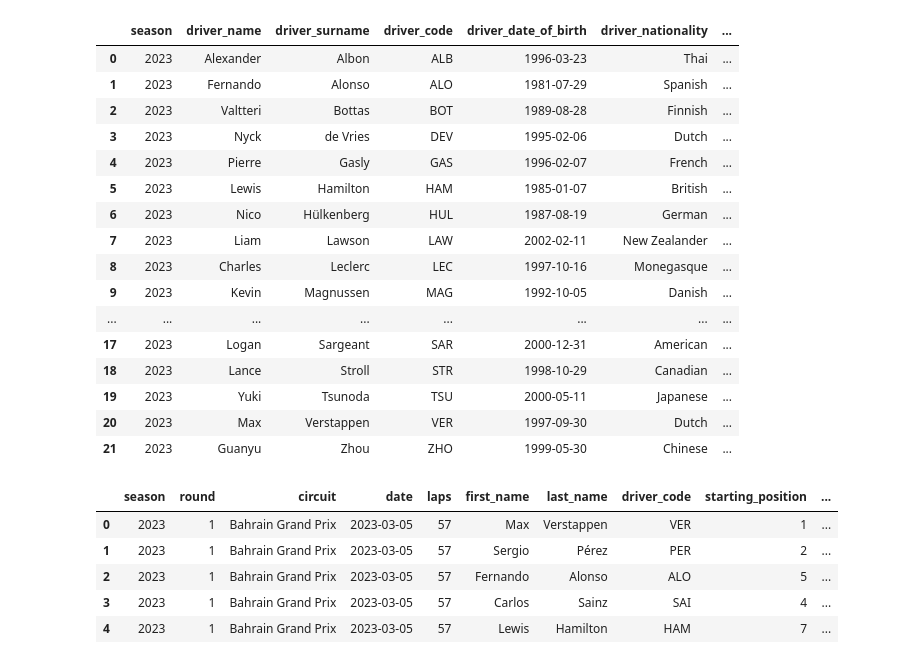
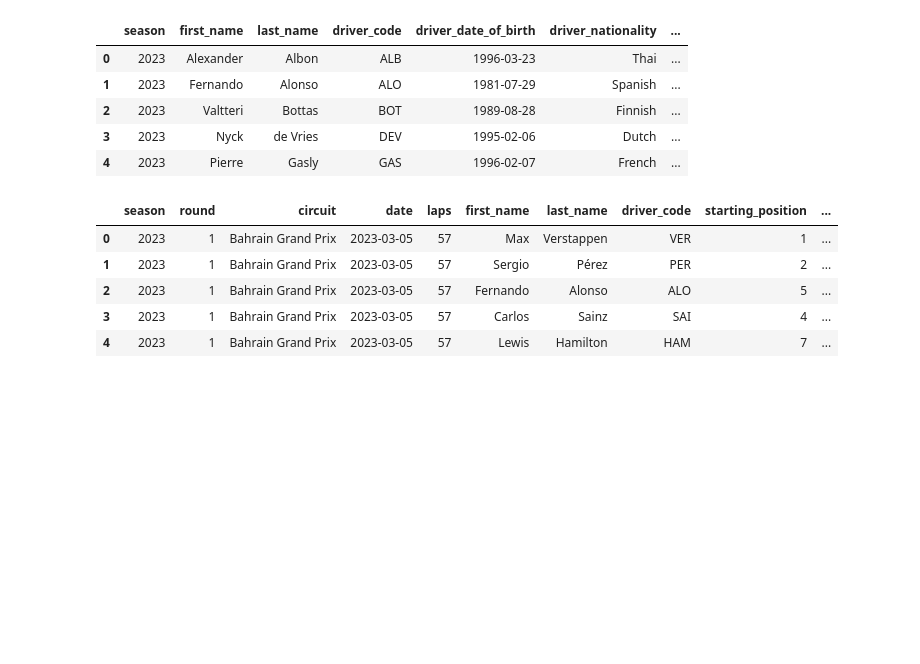
Before and after one commit to hectorfa17/f1-dashboard, a Jupyter notebook: data_modelling.ipynb, the cells around one changed output. Cells and saved outputs as stored; diff of their text form; code cells hidden in the pictures; blank space fills up the shorter version.

Commit message:
All tables created

```diff
--- a/data_modelling.ipynb
+++ b/data_modelling.ipynb
@@ -57,25 +57,14 @@ with open(f, 'rb') as file:
 import pandas as pd
 import numpy as np
 # %%
-df_drivers
+df_drivers.head(5)
 # %% [output]
-|  | season | driver_name | driver_surname | driver_code | driver_date_of_birth | driver_nationality | ... |
+|  | season | first_name | last_name | driver_code | driver_date_of_birth | driver_nationality | ... |
 | 0 | 2023 | Alexander | Albon | ALB | 1996-03-23 | Thai | ... |
 | 1 | 2023 | Fernando | Alonso | ALO | 1981-07-29 | Spanish | ... |
 | 2 | 2023 | Valtteri | Bottas | BOT | 1989-08-28 | Finnish | ... |
 | 3 | 2023 | Nyck | de Vries | DEV | 1995-02-06 | Dutch | ... |
 | 4 | 2023 | Pierre | Gasly | GAS | 1996-02-07 | French | ... |
-| 5 | 2023 | Lewis | Hamilton | HAM | 1985-01-07 | British | ... |
-| 6 | 2023 | Nico | Hülkenberg | HUL | 1987-08-19 | German | ... |
-| 7 | 2023 | Liam | Lawson | LAW | 2002-02-11 | New Zealander | ... |
-| 8 | 2023 | Charles | Leclerc | LEC | 1997-10-16 | Monegasque | ... |
-| 9 | 2023 | Kevin | Magnussen | MAG | 1992-10-05 | Danish | ... |
-| ... | ... | ... | ... | ... | ... | ... | ... |
-| 17 | 2023 | Logan | Sargeant | SAR | 2000-12-31 | American | ... |
-| 18 | 2023 | Lance | Stroll | STR | 1998-10-29 | Canadian | ... |
-| 19 | 2023 | Yuki | Tsunoda | TSU | 2000-05-11 | Japanese | ... |
-| 20 | 2023 | Max | Verstappen | VER | 1997-09-30 | Dutch | ... |
-| 21 | 2023 | Guanyu | Zhou | ZHO | 1999-05-30 | Chinese | ... |
 # %%
 df_race_results.head(5)
 # %% [output]
```
Also changed, not shown: parts of 32 cells of this notebook, 9 other files.
